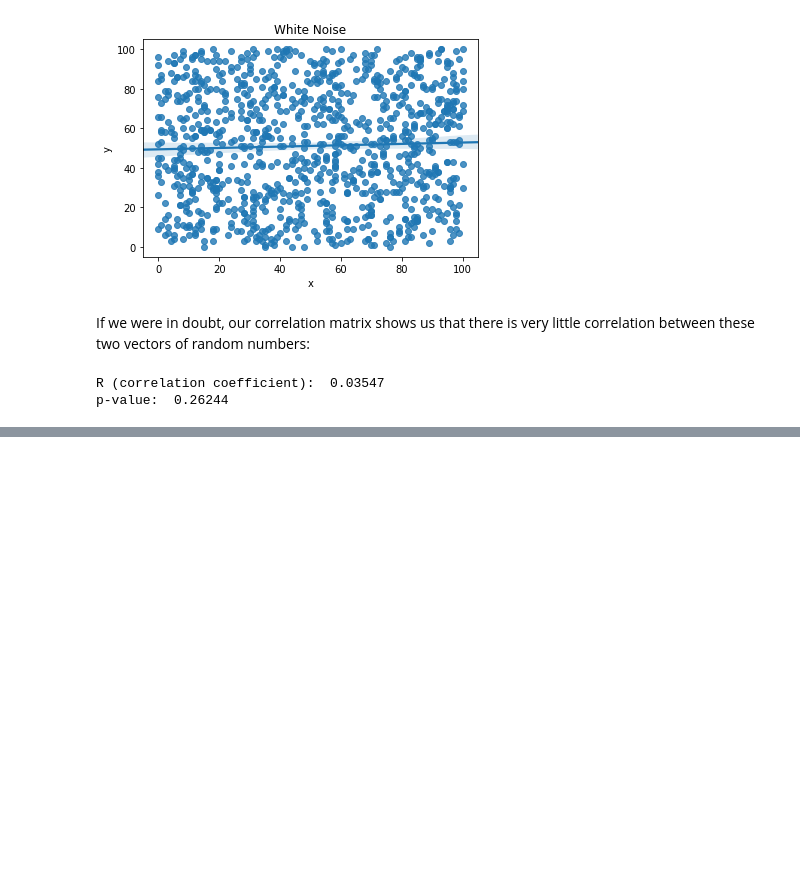
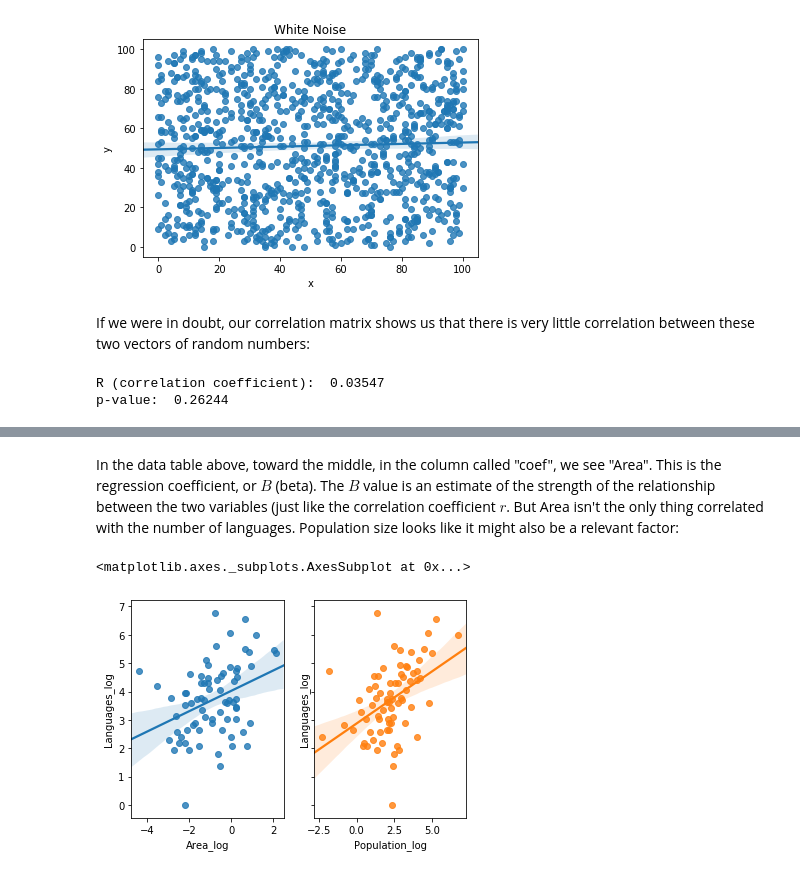
Before and after one commit to ethanweed/ethanweed.github.io, a Jupyter notebook: python-tutorials/analyzing-linear-relationships.ipynb, the cells around one changed output, grey strips where cells are left out. Drawn from its saved outputs; the diff is of its cells as text; code cells hidden in the pictures; blank space fills up the shorter version.

Commit message:
added regression and multiple regression

```diff
--- a/python-tutorials/analyzing-linear-relationships.ipynb
+++ b/python-tutorials/analyzing-linear-relationships.ipynb
@@ -131,0 +193,9 @@ p-value:  0.26244
+# %% [markdown]
+In the data table above, toward the middle, in the column called "coef", we see "Area". This is the regression coefficient, or $B$ (beta). The $B$ value is an estimate of the strength of the relationship between the two variables (just like the correlation coefficient $r$. But Area isn't the only thing correlated with the number of languages. Population size looks like it might also be a relevant factor:
+# %%
+fig, axs = plt.subplots(ncols=2, sharey = True)
+sns.regplot(x = "Area_log", y = "Languages_log", data = df, ax=axs[0])
+sns.regplot(x = "Population_log", y = "Languages_log", data = df, ax=axs[1])
+# %% [output]
+<matplotlib.axes._subplots.AxesSubplot at 0x...>
+[figure, added]
```
Also changed, not shown: parts of 8 cells of this notebook, 2 other files.
